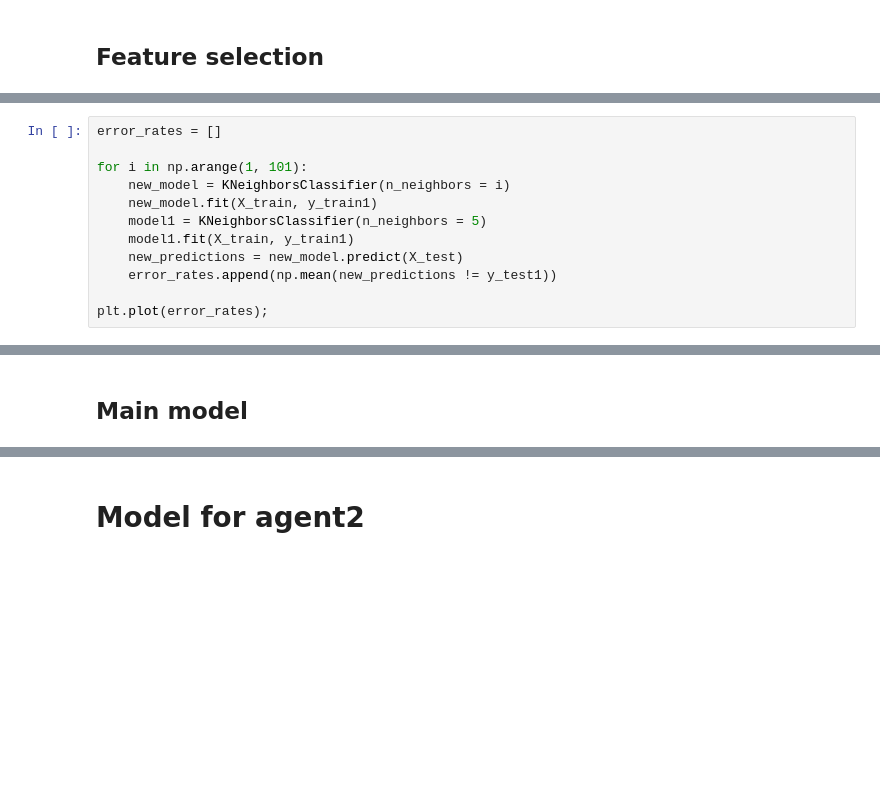
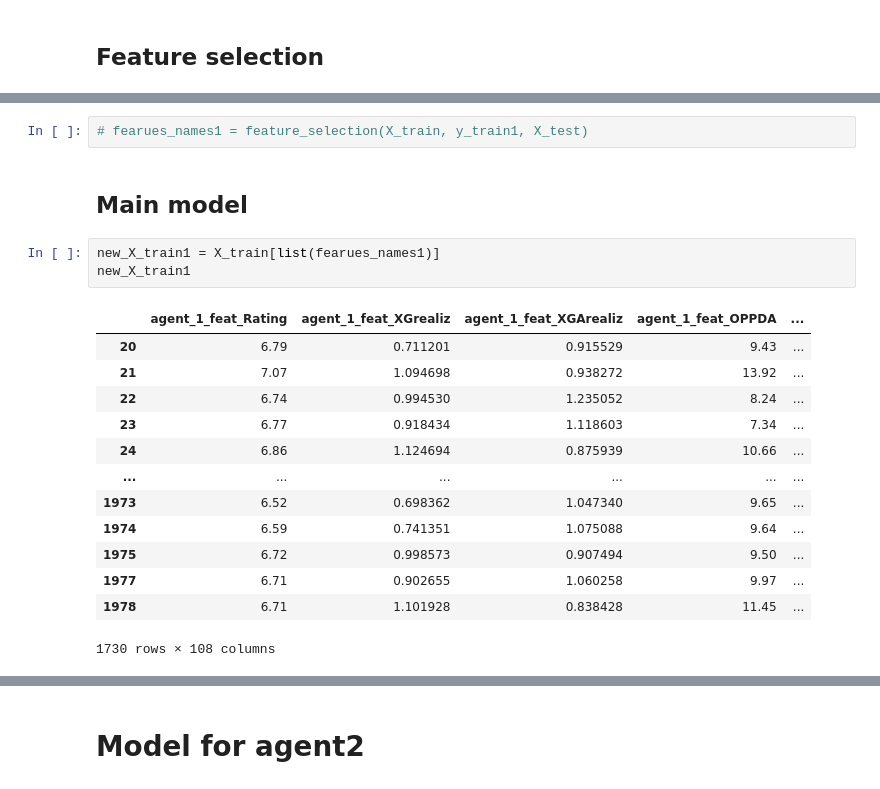
Before and after one commit to EgorMozharov/ML-Neural-classification, a Jupyter notebook: V2-NN.ipynb, the cells around one changed output, grey strips where cells are left out. Cells and saved outputs as stored; diff of their text form; blank space fills up the shorter version.

```diff
--- a/V2-NN.ipynb
+++ b/V2-NN.ipynb
@@ -360,12 +425,0 @@ from sklearn.metrics import classification_report
-# %%
-error_rates = []
-
-for i in np.arange(1, 101):
-    new_model = KNeighborsClassifier(n_neighbors = i)
-    new_model.fit(X_train, y_train1)
-    model1 = KNeighborsClassifier(n_neighbors = 5)
-    model1.fit(X_train, y_train1)
-    new_predictions = new_model.predict(X_test)
-    error_rates.append(np.mean(new_predictions != y_test1))
-
-plt.plot(error_rates);
@@ -421,2 +426,21 @@ STOPPING EARLY DUE TO KEYBOARD INTERRUPT...
+# %%
+# fearues_names1 = feature_selection(X_train, y_train1, X_test)
 # %% [markdown]
 ## Main model
+# %%
+new_X_train1 = X_train[list(fearues_names1)]
+new_X_train1
+# %% [output]
+|  | agent_1_feat_Rating | agent_1_feat_XGrealiz | agent_1_feat_XGArealiz | agent_1_feat_OPPDA | ... |
+| 20 | 6.79 | 0.711201 | 0.915529 | 9.43 | ... |
+| 21 | 7.07 | 1.094698 | 0.938272 | 13.92 | ... |
+| 22 | 6.74 | 0.994530 | 1.235052 | 8.24 | ... |
+| 23 | 6.77 | 0.918434 | 1.118603 | 7.34 | ... |
+| 24 | 6.86 | 1.124694 | 0.875939 | 10.66 | ... |
+| ... | ... | ... | ... | ... | ... |
+| 1973 | 6.52 | 0.698362 | 1.047340 | 9.65 | ... |
+| 1974 | 6.59 | 0.741351 | 1.075088 | 9.64 | ... |
+| 1975 | 6.72 | 0.998573 | 0.907494 | 9.50 | ... |
+| 1977 | 6.71 | 0.902655 | 1.060258 | 9.97 | ... |
+| 1978 | 6.71 | 1.101928 | 0.838428 | 11.45 | ... |
+1730 rows × 108 columns
```
Also changed, not shown: parts of 52 cells of this notebook, 2 other files.
